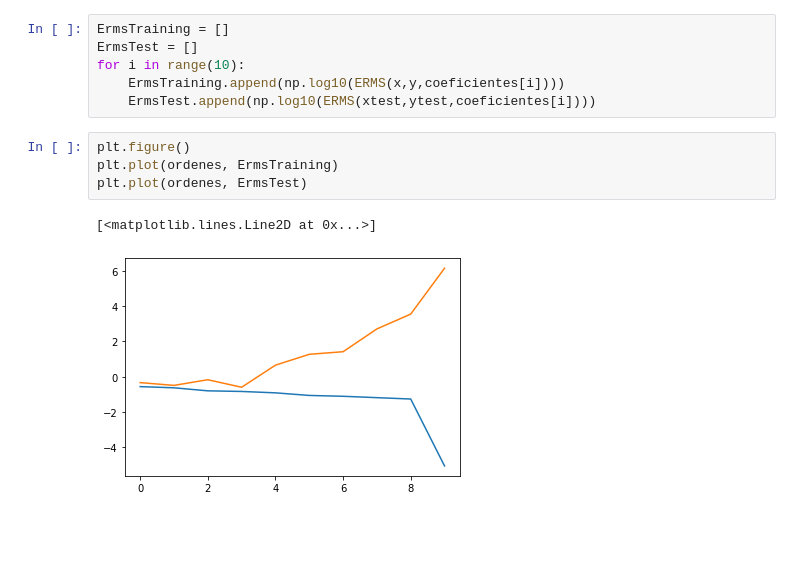
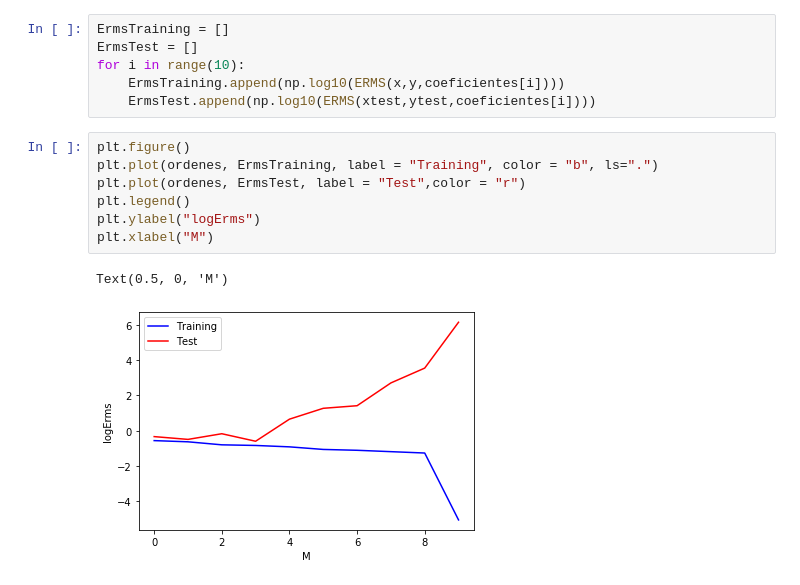
Before and after one commit to Jose991019/Tarea2Datos, a Jupyter notebook: Tarea2.ipynb, the cells around one changed output. Saved outputs shown, nothing was run; the diff lists cells and outputs as text; blank space fills up the shorter version.

```diff
--- a/Tarea2.ipynb
+++ b/Tarea2.ipynb
@@ -64,8 +64,11 @@ for i in range(10):
     ErmsTest.append(np.log10(ERMS(xtest,ytest,coeficientes[i])))
 # %%
 plt.figure()
-plt.plot(ordenes, ErmsTraining)
-plt.plot(ordenes, ErmsTest)
+plt.plot(ordenes, ErmsTraining, label = "Training", color = "b", ls=".")
+plt.plot(ordenes, ErmsTest, label = "Test",color = "r")
+plt.legend()
+plt.ylabel("logErms")
+plt.xlabel("M")
 # %% [output]
-[<matplotlib.lines.Line2D at 0x...>]
+Text(0.5, 0, 'M')
-[figure, old version]
+[figure, new version]
```
